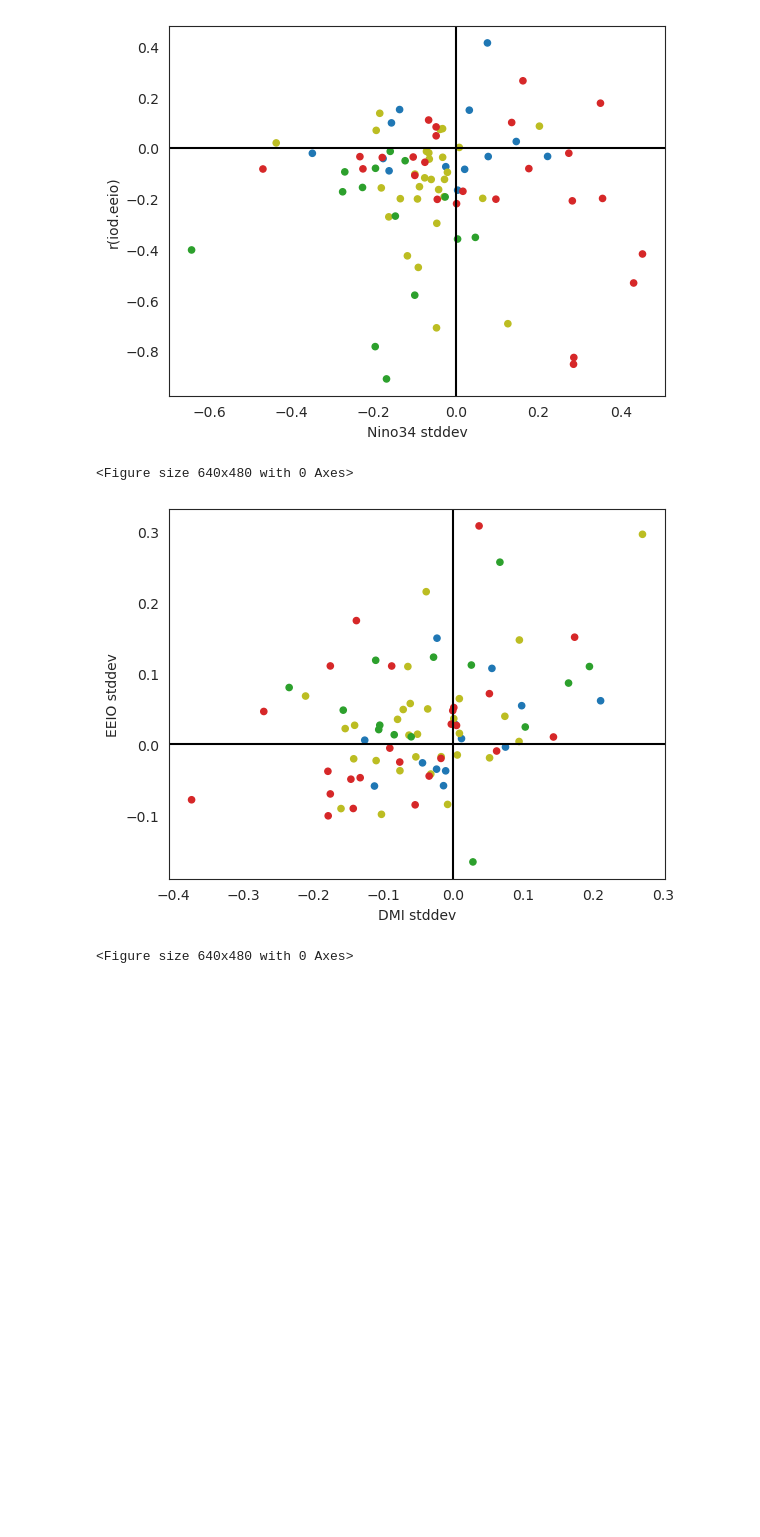
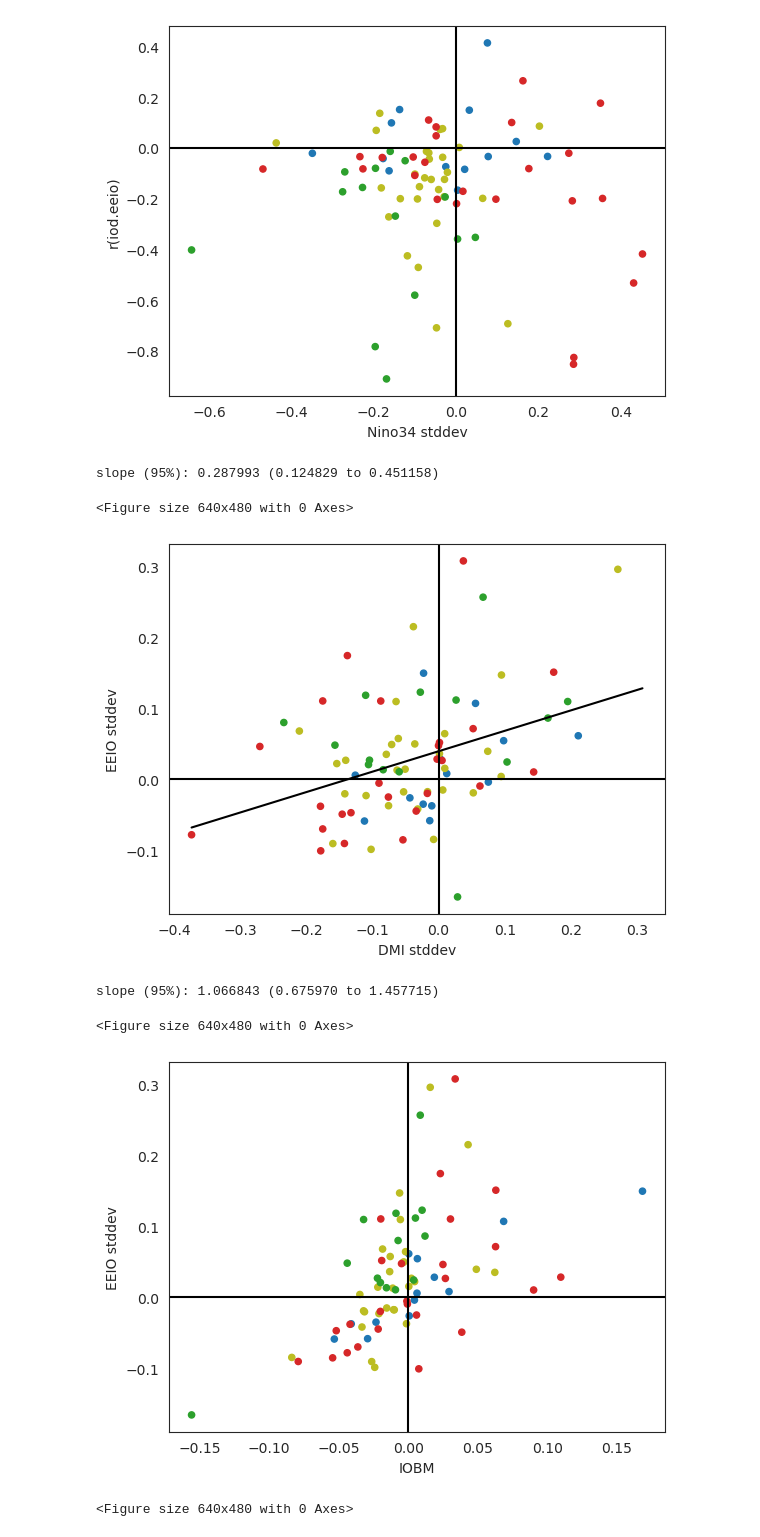
Before and after one commit to pmip4/IndianOceanVariability, a Jupyter notebook: scatterplots.ipynb, the cells around one changed output. Drawn from its saved outputs; the diff is of its cells as text; code cells hidden in the pictures; blank space fills up the shorter version.

```diff
--- a/scatterplots.ipynb
+++ b/scatterplots.ipynb
@@ -339,10 +339,26 @@ plt.axvline(0,color='black')
 res = stats.linregress(all_diffs['DMI stddev'],all_diffs['EEIO stddev'])
 tinv = lambda p, df: abs(stats.t.ppf(p/2, df))
 ts = tinv(0.05, len(all_diffs['DMI mean'])-2)
+print(f"slope (95%): {res.slope:.6f} ({res.slope-ts*res.stderr:.6f} to {res.slope+ts*res.stderr:.6f})")
 fig.savefig('plots/eeio_iod.pdf')
 # %% [output]
-<Figure size 640x480 with 0 Axes>
+slope (95%): 0.287993 (0.124829 to 0.451158)
+<Figure size 640x480 with 0 Axes>
-[figure, old version]
+[figure, new version]
+# %%
+fig = plt.figure()
+fig=all_diffs.plot.scatter(x='IOBM',y='EEIO stddev',c='color').get_figure()
+plt.axhline(0,color='black')
+plt.axvline(0,color='black')
+res = stats.linregress(all_diffs['IOBM'],all_diffs['EEIO stddev'])
+tinv = lambda p, df: abs(stats.t.ppf(p/2, df))
+ts = tinv(0.05, len(all_diffs['DMI mean'])-2)
+print(f"slope (95%): {res.slope:.6f} ({res.slope-ts*res.stderr:.6f} to {res.slope+ts*res.stderr:.6f})")
+fig.savefig('plots/eeio_iobm.pdf')
+# %% [output]
+slope (95%): 1.066843 (0.675970 to 1.457715)
+<Figure size 640x480 with 0 Axes>
+[figure, added]
 # %%
 fig = plt.figure()
 fig=all_diffs.plot.scatter(x='DMI stddev',y='r(iod.eeio)',c='color').get_figure()
```
Also changed, not shown: parts of 1 cell of this notebook, 2 other files.
